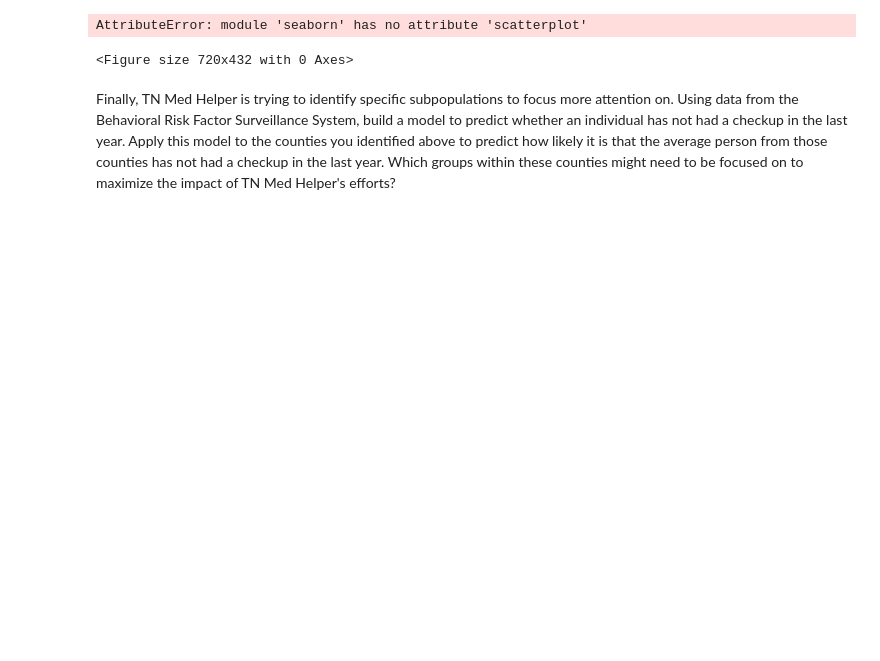
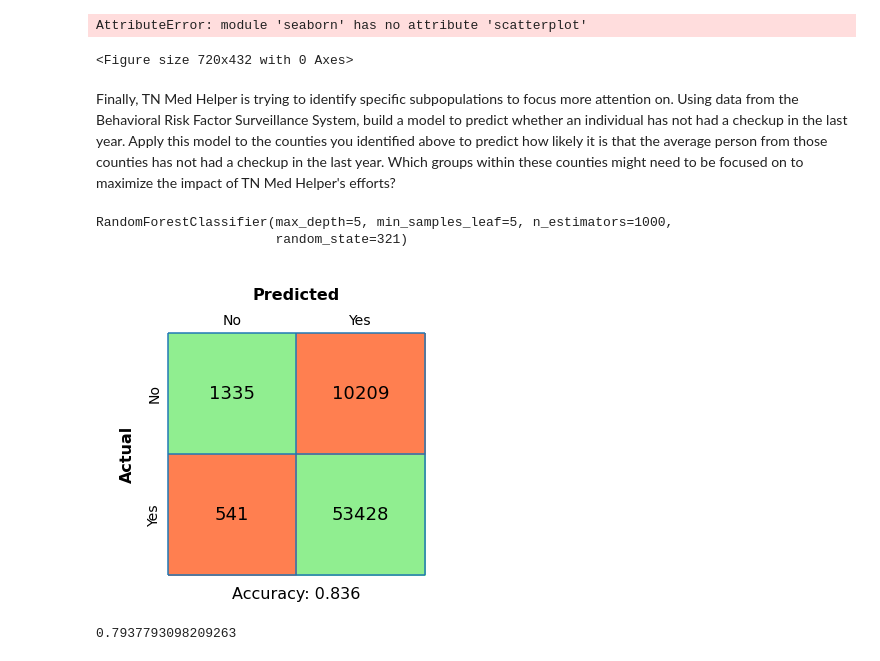
Before and after one commit to zachryje/data-science-essentials-4, a Jupyter notebook: notebooks/TN Med Helper.ipynb, the cells around one changed output. Cells and saved outputs as stored; diff of their text form; code cells hidden in the pictures; blank space fills up the shorter version.

```diff
--- a/notebooks/TN Med Helper.ipynb
+++ b/notebooks/TN Med Helper.ipynb
@@ -243,0 +249,30 @@ Finally, TN Med Helper is trying to identify specific subpopulations to focus mo
+# %%
+categorical_variables = ['HLTHPLN1','PERSDOC2','MEDCOST','_RFHYPE5','TOLDHI2','CVDINFR4','CVDCRHD4','CVDSTRK3','ASTHMA3',
+                         'CHCSCNCR','CHCOCNCR','CHCCOPD2','ADDEPEV3','CHCKDNY2','DIABETE4','HAVARTH4','VETERAN3','EMPLOY1',
+                         '_IMPRACE','_RFBMI5','_RFSMOK3','_RFBING5','_RFDRHV7','_TOTINDA']
+brfss = pd.get_dummies(brfss, columns = categorical_variables)
+#brfss = pd.get_dummies(brfss)
+# %%
+X = brfss.drop(columns = ['target'])
+y = brfss['target']
+# %%
+from sklearn.model_selection import train_test_split
+X_train, X_test, y_train, y_test = train_test_split(X, y,
+                                                    stratify = y,     # Keep the same proportions of the target in the training and test data
+                                                    test_size = 0.25,
+                                                    random_state = 321)
+# %%
+forest = RandomForestClassifier(n_estimators = 1000, max_depth = 5, min_samples_leaf = 5, random_state = 321)
+forest.fit(X_train, y_train)
+# %% [output]
+RandomForestClassifier(max_depth=5, min_samples_leaf=5, n_estimators=1000,
+                       random_state=321)
+# %%
+y_pred = forest.predict(X_test)
+plot_confusion_matrix(y_test, y_pred, labels = ['No', 'Yes'], metric = 'accuracy')
+# %% [output]
+[figure, added]
+# %%
+roc_auc_score(y_test, forest.predict_proba(X_test)[:,1])
+# %% [output]
+0.7937793098209263
```
Also changed, not shown: parts of 9 cells of this notebook.
